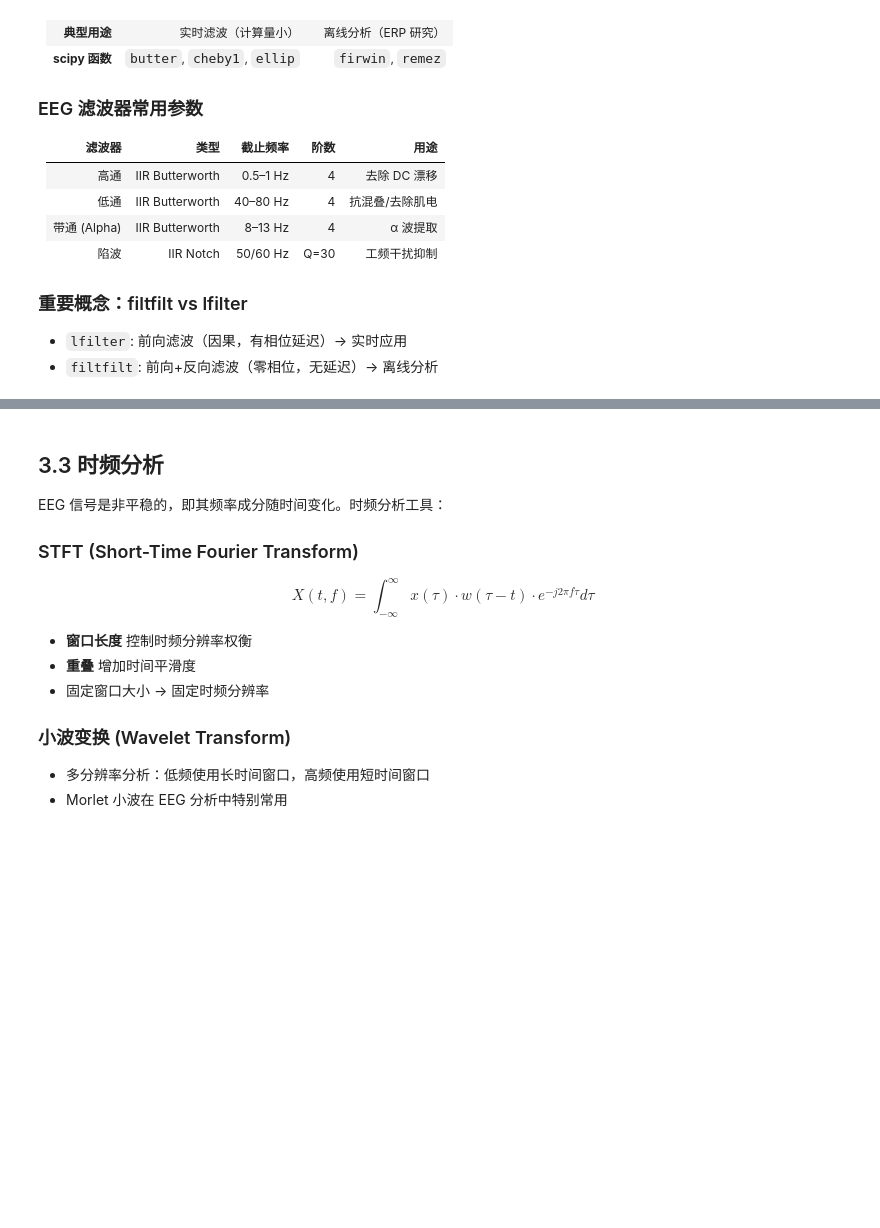
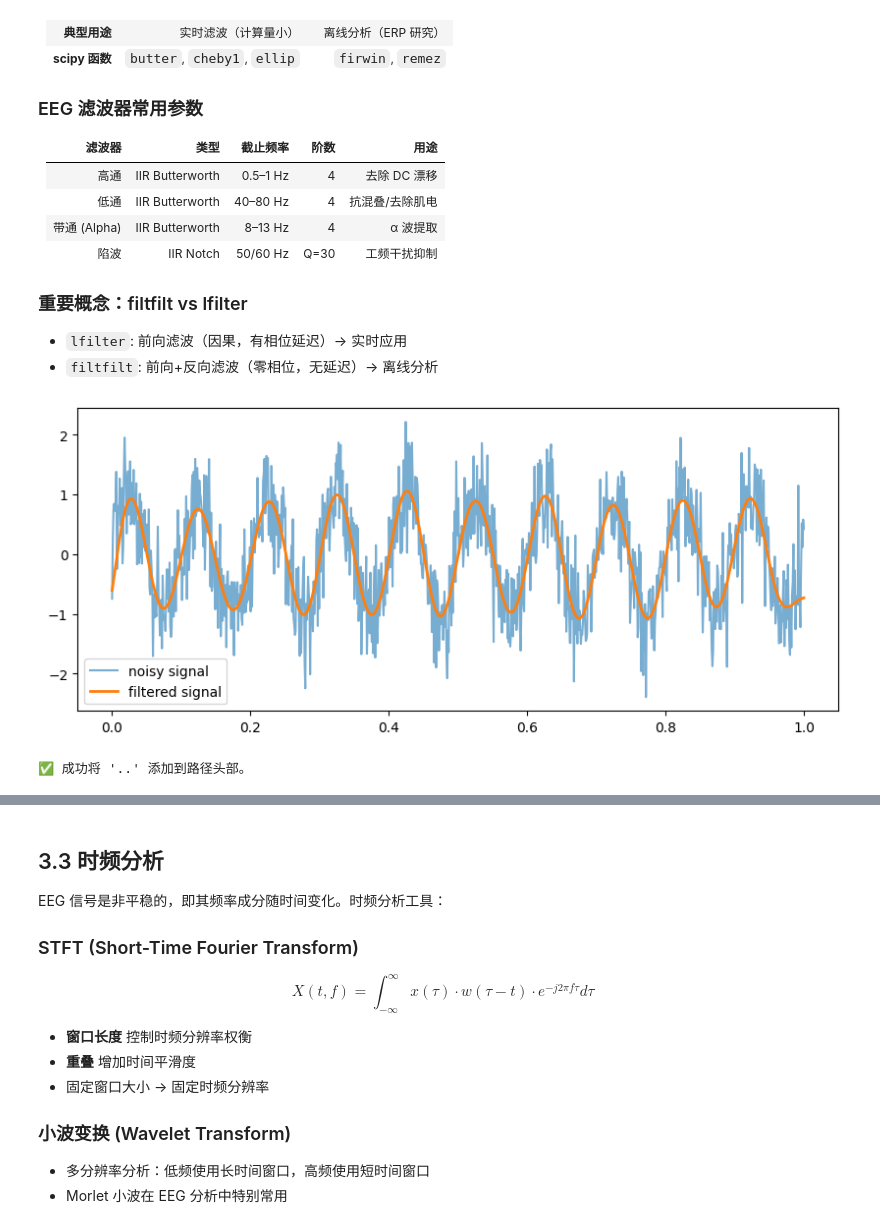
Before and after one commit to usstziyi/openbci-4, a Jupyter notebook: notebooks/unit_03_signal_processing.ipynb, the cells around one changed output, grey strips where cells are left out. Drawn from its saved outputs; the diff is of its cells as text; code cells hidden in the pictures; blank space fills up the shorter version.

```diff
--- a/notebooks/unit_03_signal_processing.ipynb
+++ b/notebooks/unit_03_signal_processing.ipynb
@@ -35,4 +35,49 @@
 
 - `lfilter`: 前向滤波（因果，有相位延迟）→ 实时应用
 - `filtfilt`: 前向+反向滤波（零相位，无延迟）→ 离线分析
+# %%
+import numpy as np
+from scipy import signal # Python 世界里处理各种“波”和“数据序列”的百宝箱
+import matplotlib.pyplot as plt
+
+# 1. 生成一个带噪声的信号
+t = np.linspace(0, 1, 1000)
+clean_sig = np.sin(2 * np.pi * 10 * t)  # 10Hz 纯净信号
+noise = 0.5 * np.random.randn(len(t))
+noisy_sig = clean_sig + noise
+
+# 2. 设计一个低通滤波器，截止频率设为 15Hz
+b, a = signal.butter(4, 15, fs=1000, btype='low')  # b: 分子系数, a: 分母系数
+
+# 3. 应用滤波器，滤除高频噪声
+filtered_sig = signal.filtfilt(b, a, noisy_sig)  # filtfilt 确保零相位
+
+# 4. 绘图对比
+plt.figure(figsize=(10, 4))
+plt.plot(t, noisy_sig, label='noisy signal', alpha=0.6)
+plt.plot(t, filtered_sig, label='filtered signal', linewidth=2)
+plt.legend()
+plt.show()
+# %% [output]
+[figure, added]
+# %%
+# ============================================================
+# 代码 3.1: 滤波器设计与频率响应分析
+# ============================================================
+import numpy as np
+import matplotlib.pyplot as plt
+from scipy import signal  # Python 世界里处理各种“波”和“数据序列”的百宝箱
+import sys
+target_path = ".."
+# 检查该路径是否已在 sys.path 中
+if target_path not in sys.path:
+    sys.path.insert(0, target_path)
+    print(f"✅ 成功将 '{target_path}' 添加到路径头部。")
+else:
+    print(f"ℹ️  路径 '{target_path}' 已存在，无需重复添加。")
+from utils.helpers import design_bandpass_filter, design_notch_filter
+
+SFREQ = 250.0  # Cyton 默认采样率
+# %% [output]
+✅ 成功将 '..' 添加到路径头部。
 # %%
```
Also changed, not shown: parts of 8 cells of this notebook, 2 other files.
